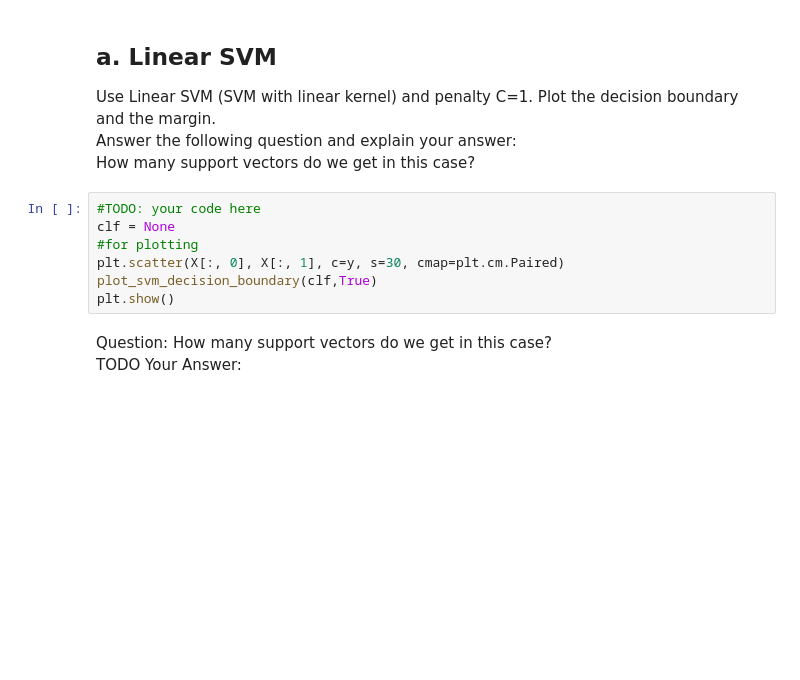
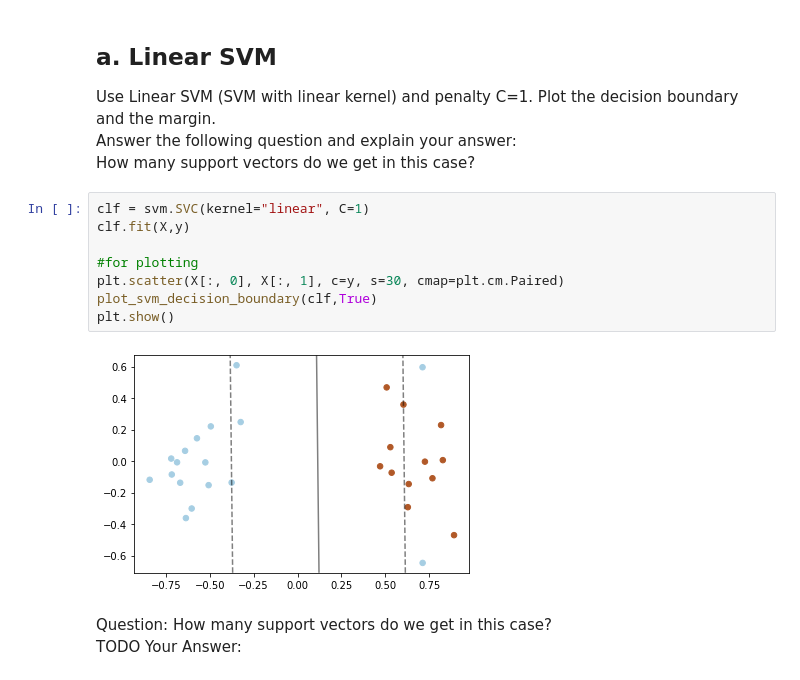
Before and after one commit to yoav-ro/TAU-HIGHTECH, a Jupyter notebook: Year 2/Machine learning/HW/HW4/HW4_322317348.ipynb, the cells around one changed output. Drawn from its saved outputs; the diff is of its cells as text; blank space fills up the shorter version.

```diff
--- a/Year 2/Machine learning/HW/HW4/Homework 4 - SVM _ DT.ipynb
+++ b/Year 2/Machine learning/HW/HW4/HW4_322317348.ipynb
@@ -95,12 +95,15 @@ Use Linear SVM (SVM with linear kernel) and penalty C=1.  Plot the decision boun
 Answer the following question and explain your answer:<br>
 How many support vectors do we get in this case?
 # %%
-#TODO: your code here
-clf = None
+clf = svm.SVC(kernel="linear", C=1)
+clf.fit(X,y)
+
 #for plotting
 plt.scatter(X[:, 0], X[:, 1], c=y, s=30, cmap=plt.cm.Paired)
 plot_svm_decision_boundary(clf,True)
 plt.show()
+# %% [output]
+[figure, added]
 # %% [markdown]
 Question: How many support vectors do we get in this case? <br>
 TODO Your Answer:
```
Also changed, not shown: parts of 1 cell of this notebook.
